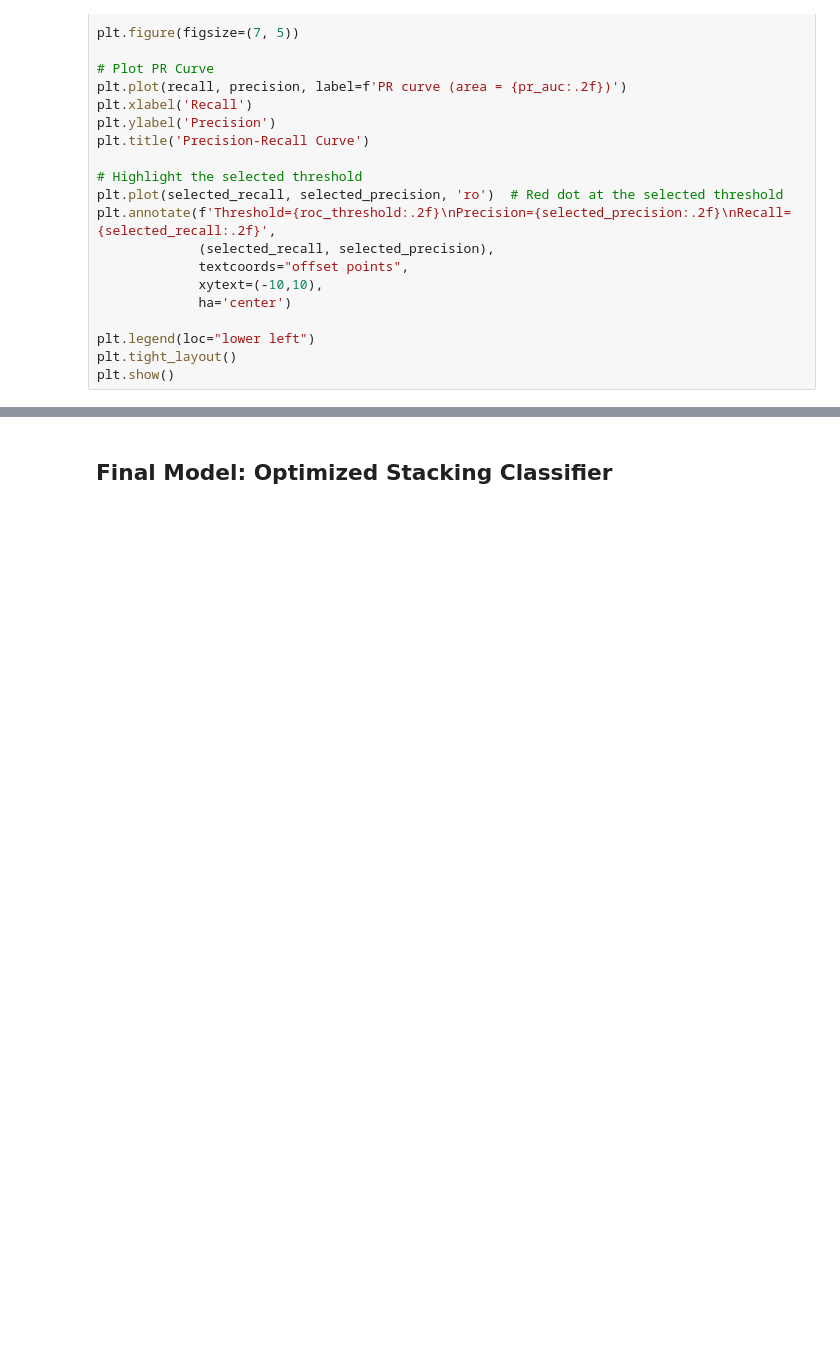
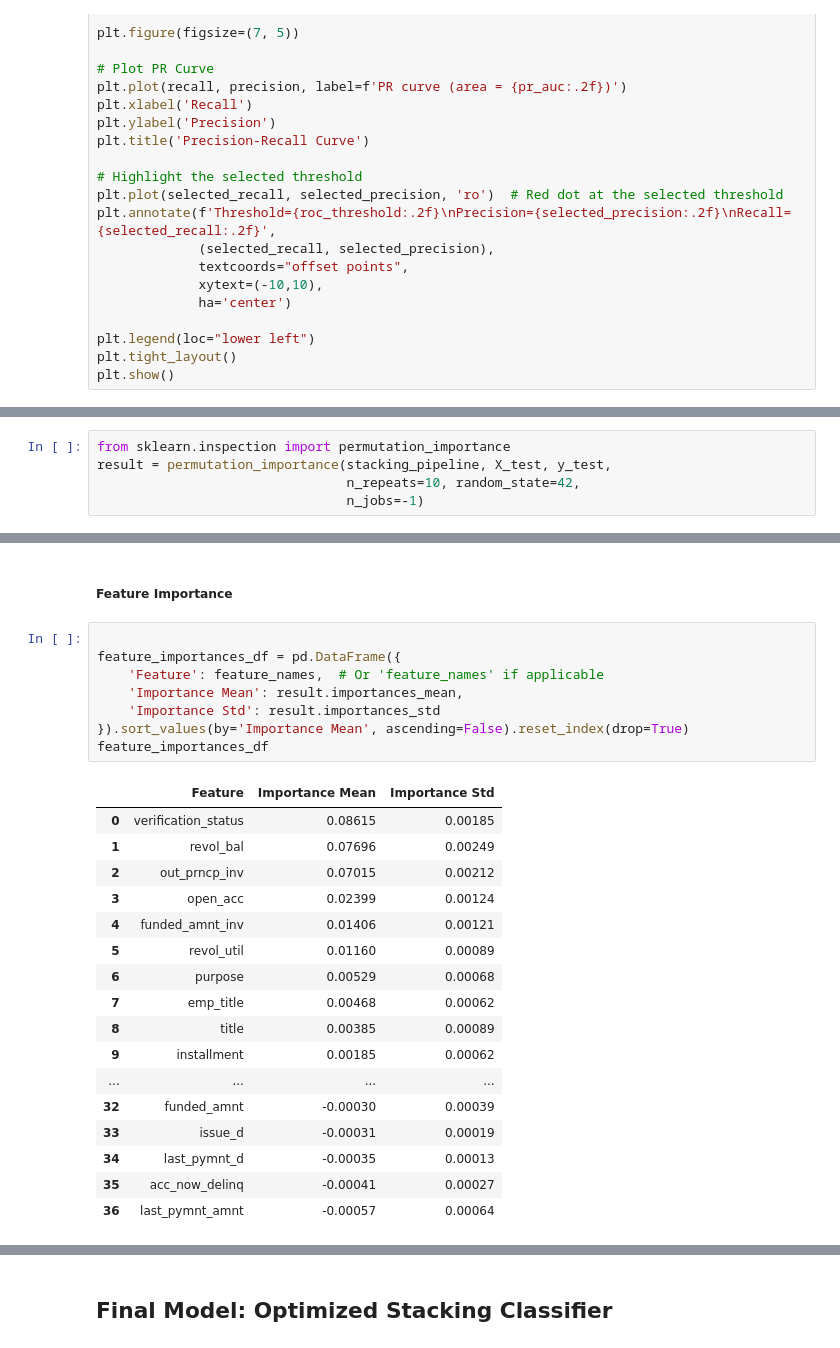
Before and after one commit to MikeVej/ML_LoanDefaults, a Jupyter notebook: LoanDefaults_MichaelVejsiri.ipynb, the cells around one changed output, grey strips where cells are left out. Cells and saved outputs as stored; diff of their text form; blank space fills up the shorter version.

```diff
--- a/LoanDefaults_MichaelVejsiri.ipynb
+++ b/LoanDefaults_MichaelVejsiri.ipynb
@@ -1865,0 +2116,5 @@ plt.show()
+# %%
+from sklearn.inspection import permutation_importance
+result = permutation_importance(stacking_pipeline, X_test, y_test,
+                                n_repeats=10, random_state=42,
+                                n_jobs=-1)
@@ -1865,0 +2190,28 @@ plt.show()
+# %% [markdown]
+##### Feature Importance
+# %%
+
+feature_importances_df = pd.DataFrame({
+    'Feature': feature_names,  # Or 'feature_names' if applicable
+    'Importance Mean': result.importances_mean,
+    'Importance Std': result.importances_std
+}).sort_values(by='Importance Mean', ascending=False).reset_index(drop=True)
+feature_importances_df
+# %% [output]
+|  | Feature | Importance Mean | Importance Std |
+| 0 | verification_status | 0.08615 | 0.00185 |
+| 1 | revol_bal | 0.07696 | 0.00249 |
+| 2 | out_prncp_inv | 0.07015 | 0.00212 |
+| 3 | open_acc | 0.02399 | 0.00124 |
+| 4 | funded_amnt_inv | 0.01406 | 0.00121 |
+| 5 | revol_util | 0.01160 | 0.00089 |
+| 6 | purpose | 0.00529 | 0.00068 |
+| 7 | emp_title | 0.00468 | 0.00062 |
+| 8 | title | 0.00385 | 0.00089 |
+| 9 | installment | 0.00185 | 0.00062 |
+| ... | ... | ... | ... |
+| 32 | funded_amnt | -0.00030 | 0.00039 |
+| 33 | issue_d | -0.00031 | 0.00019 |
+| 34 | last_pymnt_d | -0.00035 | 0.00013 |
+| 35 | acc_now_delinq | -0.00041 | 0.00027 |
+| 36 | last_pymnt_amnt | -0.00057 | 0.00064 |
```
Also changed, not shown: parts of 25 cells of this notebook.
